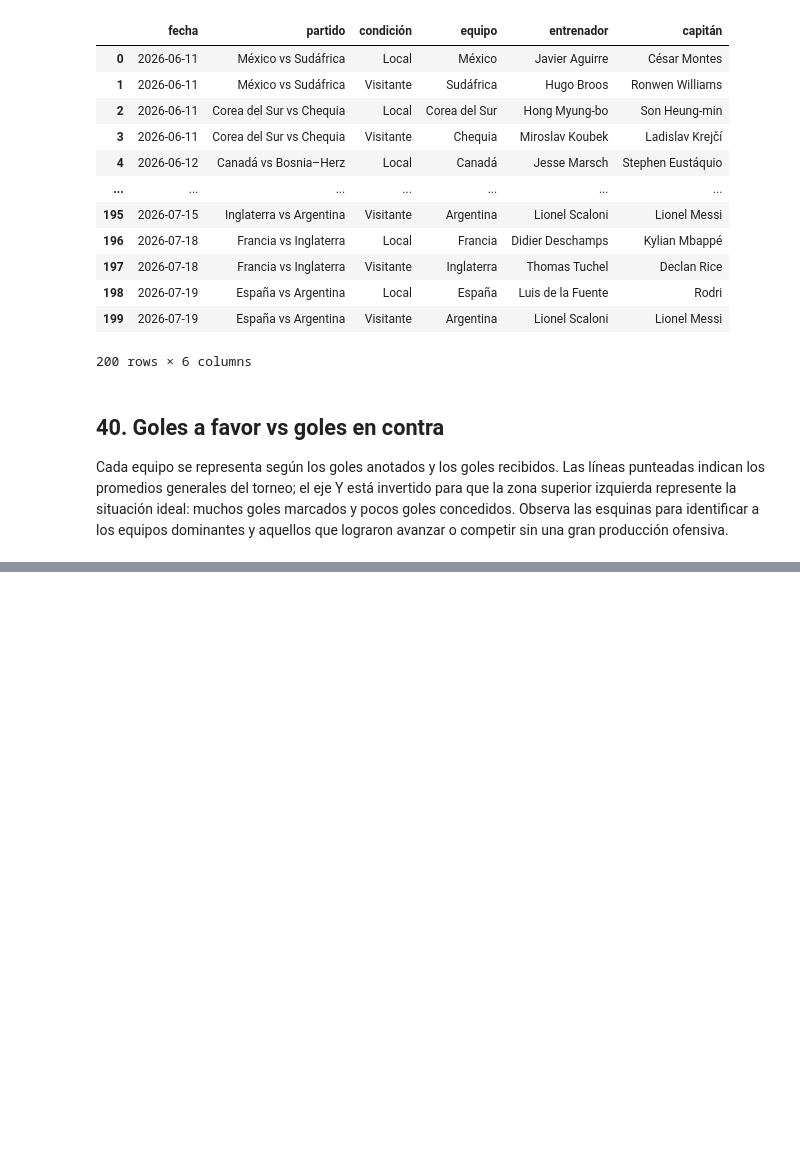
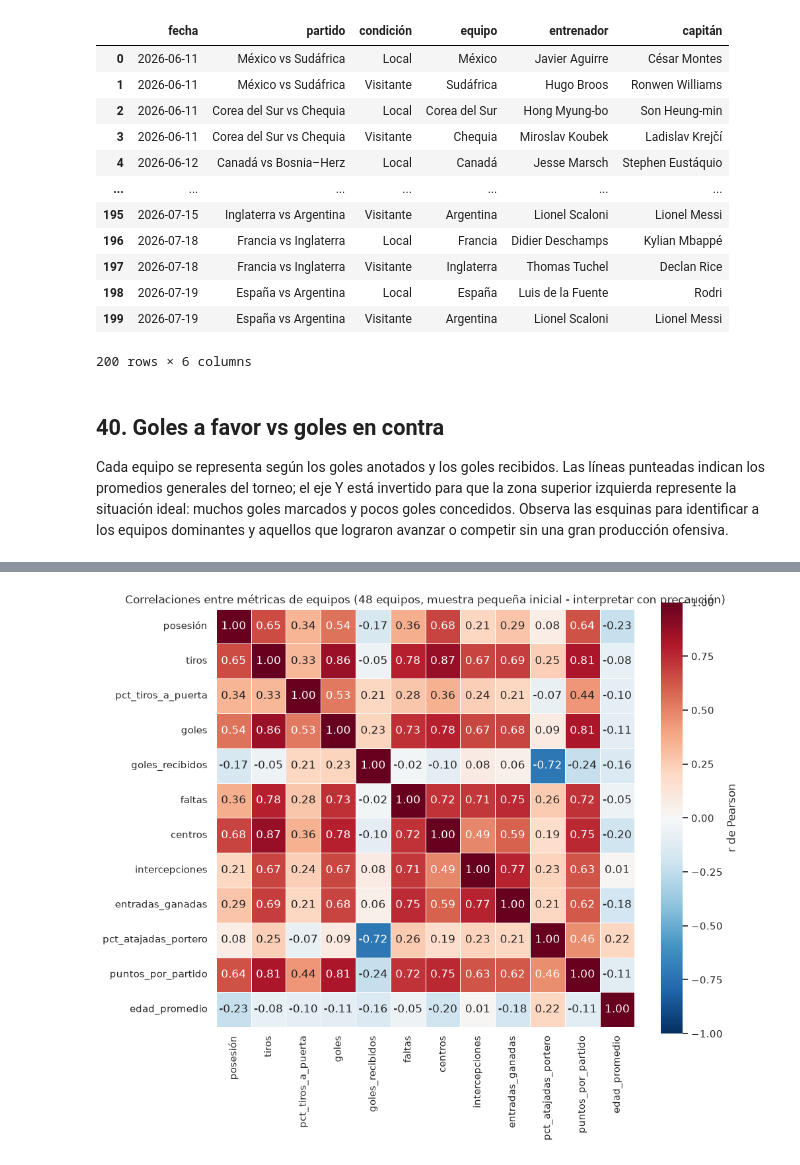
Before and after one commit to el-yisus-dev/KDBE_9B_IDGS_PRACTICES_220076, a Jupyter notebook: World_Cup_EDA_220076.ipynb, the cells around one changed output, grey strips where cells are left out. Saved outputs shown, nothing was run; the diff lists cells and outputs as text; code cells hidden in the pictures; blank space fills up the shorter version.

```diff
--- a/World_Cup_EDA_220076.ipynb
+++ b/World_Cup_EDA_220076.ipynb
@@ -3207,0 +4311,69 @@ fig.show()
+# %%
+import matplotlib.pyplot as plt
+import seaborn as sns
+
+d = teams.copy()
+
+cols = [
+    "possession",
+    "shots",
+    "shots_on_target_pct",
+    "goals",
+    "goals_against",
+    "fouls",
+    "crosses",
+    "interceptions",
+    "tackles_won",
+    "gk_save_pct",
+    "points_per_game",
+    "avg_age"
+]
+
+labels = [
+    "posesión",
+    "tiros",
+    "pct_tiros_a_puerta",
+    "goles",
+    "goles_recibidos",
+    "faltas",
+    "centros",
+    "intercepciones",
+    "entradas_ganadas",
+    "pct_atajadas_portero",
+    "puntos_por_partido",
+    "edad_promedio"
+]
+
+cols = [c for c in cols if c in d.columns]
+labels = labels[:len(cols)]
+
+corr = d[cols].corr()
+
+corr.index = labels
+corr.columns = labels
+
+fig, ax = plt.subplots(figsize=(10, 8.5))
+
+sns.heatmap(
+    corr,
+    annot=True,
+    fmt=".2f",
+    cmap="RdBu_r",
+    center=0,
+    vmin=-1,
+    vmax=1,
+    square=True,
+    linewidths=.5,
+    cbar_kws={"label": "r de Pearson"},
+    ax=ax
+)
+
+ax.set_title(
+    f"Correlaciones entre métricas de equipos "
+    f"({N_TEAMS} equipos, muestra pequeña inicial - interpretar con precaución)"
+)
+
+plt.tight_layout()
+plt.show()
+# %% [output]
+[figure, added]
```
Also changed, not shown: parts of 39 cells of this notebook.
